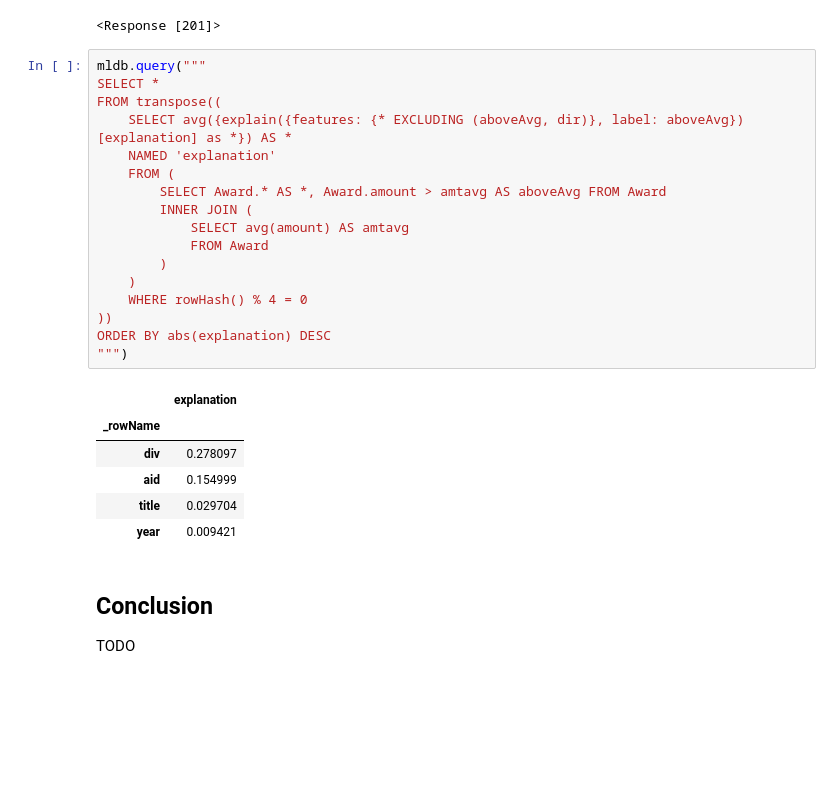
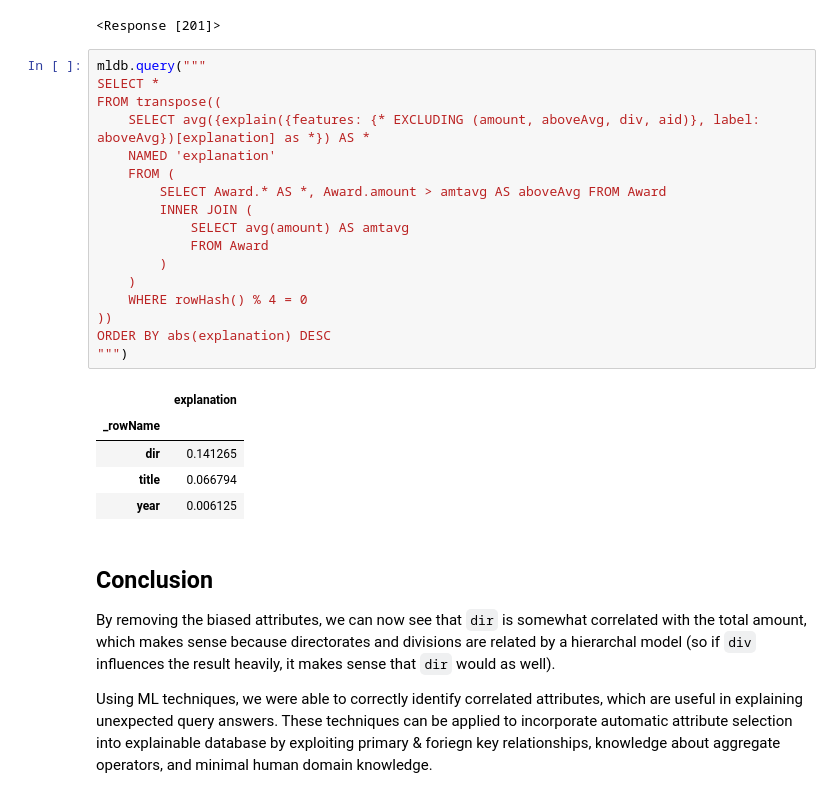
Before and after one commit to Mdevlin4/CMSC724, a Jupyter notebook: Explaining Queries by Identifying Biased Features.ipynb, the cells around one changed output. Cells and saved outputs as stored; diff of their text form; blank space fills up the shorter version.

```diff
--- a/Explaining Queries by Identifying Biased Features.ipynb
+++ b/Explaining Queries by Identifying Biased Features.ipynb
@@ -309,27 +317,28 @@ print mldb.put('/v1/functions/explain', {
 # %%
 mldb.query("""
 SELECT *
 FROM transpose((
-    SELECT avg({explain({features: {* EXCLUDING (aboveAvg, dir)}, label: aboveAvg})[explanation] as *}) AS *
+    SELECT avg({explain({features: {* EXCLUDING (amount, aboveAvg, div, aid)}, label: aboveAvg})[explanation] as *}) AS *
     NAMED 'explanation'
     FROM (
         SELECT Award.* AS *, Award.amount > amtavg AS aboveAvg FROM Award
         INNER JOIN (
             SELECT avg(amount) AS amtavg
             FROM Award
         )
     )
     WHERE rowHash() % 4 = 0
 ))
 ORDER BY abs(explanation) DESC
 """)
 # %% [output]
 |  | explanation |
 | _rowName |  |
-| div | 0.278097 |
-| aid | 0.154999 |
-| title | 0.029704 |
-| year | 0.009421 |
+| dir | 0.141265 |
+| title | 0.066794 |
+| year | 0.006125 |
-# %% [markdown]
-## Conclusion
-TODO
+# %% [markdown]
+## Conclusion
+By removing the biased attributes, we can now see that `dir` is somewhat correlated with the total amount, which makes sense because directorates and divisions are related by a hierarchal model (so if `div` influences the result heavily, it makes sense that `dir` would as well).
+
+Using ML techniques, we were able to correctly identify correlated attributes, which are useful in explaining unexpected query answers. These techniques can be applied to incorporate automatic attribute selection into explainable database by exploiting primary & foriegn key relationships, knowledge about aggregate operators, and minimal human domain knowledge.
```
Also changed, not shown: parts of 18 cells of this notebook.
